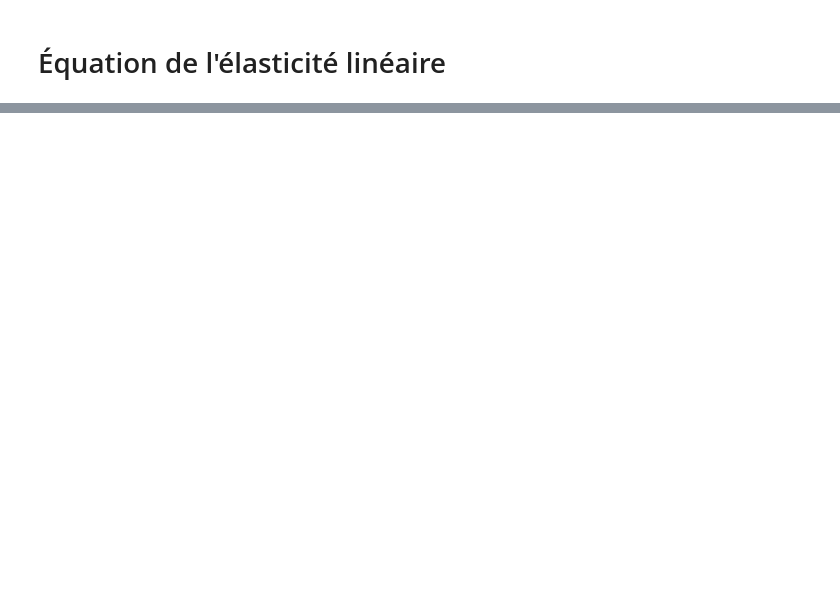
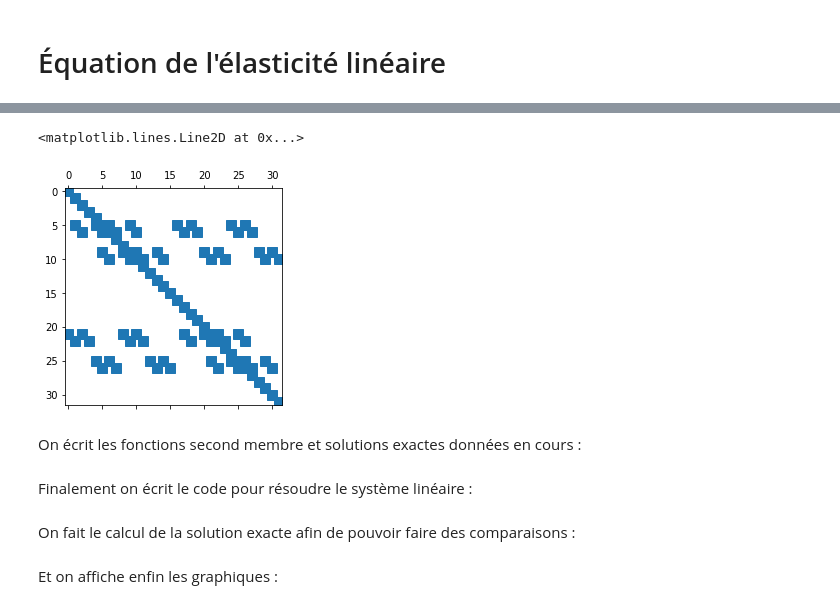
Before and after one commit to ThomasPhilibert0/cours, a Jupyter notebook: GTT/RAPPORT/ELAST_LIN.ipynb, the cells around one changed output, grey strips where cells are left out. Saved outputs shown, nothing was run; the diff lists cells and outputs as text; code cells hidden in the pictures; blank space fills up the shorter version.

```diff
--- a/GTT/RAPPORT/ELAST_LIN.ipynb
+++ b/GTT/RAPPORT/ELAST_LIN.ipynb
@@ -44,0 +237,21 @@ $$ \Delta u_2 + \delta \left( \dfrac{\partial^2 u_2}{\partial^2 x_2}+\dfrac{\par
+# %%
+def matrix_elas(N,mu,lamb):
+    """Retourne la matrice sparse globale pour la discrétisation du problème d'élasticité linéaire. Cette matrice sera de taille 2*(N+1)^2. Cette fonction prend en paramètre N le nbr d'intervalle de discrétisation, mu et lamb des scalaires pour l'élasticité linéaire."""
+
+    delta = (lamb + mu)/mu
+
+    LAP = Laplacien(N)
+    CR = matrix_croi(N)
+    DER1 = der_sec1(N)
+    DER2 = der_sec2(N)
+
+    MATRIX = bmat([ [LAP + delta*DER1 , CR],[-CR , LAP + delta*DER2]], format = 'csr')
+
+    return MATRIX
+# %%
+plt.spy(matrix_elas(3,1,0))
+# %% [output]
+<matplotlib.lines.Line2D at 0x...>
+[figure, added]
+# %% [markdown]
+On écrit les fonctions second membre et solutions exactes données en cours :
@@ -44,0 +274,2 @@ $$ \Delta u_2 + \delta \left( \dfrac{\partial^2 u_2}{\partial^2 x_2}+\dfrac{\par
+# %% [markdown]
+Finalement on écrit le code pour résoudre le système linéaire :
@@ -44,0 +301,2 @@ $$ \Delta u_2 + \delta \left( \dfrac{\partial^2 u_2}{\partial^2 x_2}+\dfrac{\par
+# %% [markdown]
+On fait le calcul de la solution exacte afin de pouvoir faire des comparaisons :
@@ -44,0 +321,2 @@ $$ \Delta u_2 + \delta \left( \dfrac{\partial^2 u_2}{\partial^2 x_2}+\dfrac{\par
+# %% [markdown]
+Et on affiche enfin les graphiques :
```
Also changed, not shown: parts of 22 cells of this notebook.
